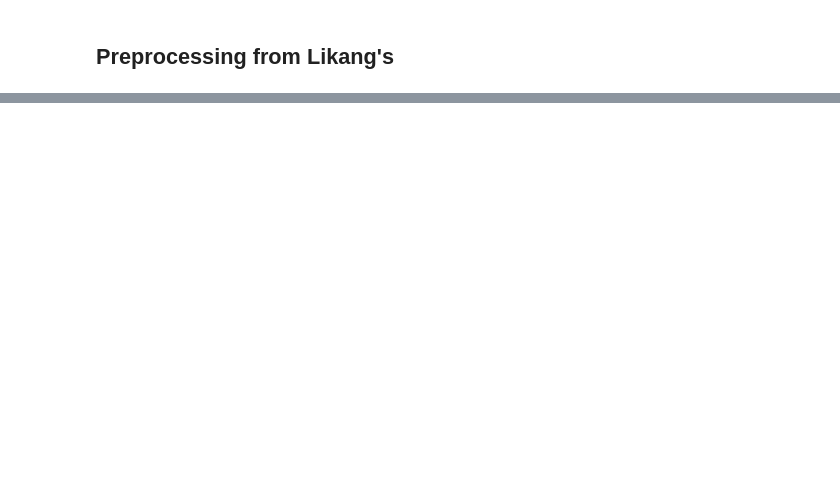
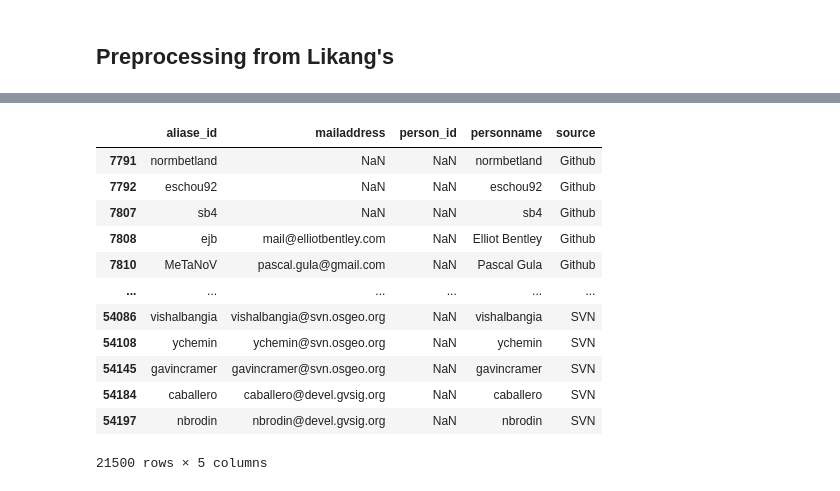
Before and after one commit to zenoWZH/osgeo_datacollection, a Jupyter notebook: dealiase_try.ipynb, the cells around one changed output, grey strips where cells are left out. Saved outputs shown, nothing was run; the diff lists cells and outputs as text; code cells hidden in the pictures; blank space fills up the shorter version.

```diff
--- a/dealiase_try.ipynb
+++ b/dealiase_try.ipynb
@@ -40,0 +178,20 @@ def is_coding(file_path):
+# %%
+commits_df = df_aliase[df_aliase['source'] == 'Github'].append(df_aliase[df_aliase['source'] == 'SVN'])
+# %%
+commits_df.loc[commits_df['personname'].isnull(),'personname'] = commits_df[commits_df['personname'].isnull()]['aliase_id']
+# %%
+commits_df
+# %% [output]
+|  | aliase_id | mailaddress | person_id | personname | source |
+| 7791 | normbetland | NaN | NaN | normbetland | Github |
+| 7792 | eschou92 | NaN | NaN | eschou92 | Github |
+| 7807 | sb4 | NaN | NaN | sb4 | Github |
+| 7808 | ejb | mail@elliotbentley.com | NaN | Elliot Bentley | Github |
+| 7810 | MeTaNoV | pascal.gula@gmail.com | NaN | Pascal Gula | Github |
+| ... | ... | ... | ... | ... | ... |
+| 54086 | vishalbangia | vishalbangia@svn.osgeo.org | NaN | vishalbangia | SVN |
+| 54108 | ychemin | ychemin@svn.osgeo.org | NaN | ychemin | SVN |
+| 54145 | gavincramer | gavincramer@svn.osgeo.org | NaN | gavincramer | SVN |
+| 54184 | caballero | caballero@devel.gvsig.org | NaN | caballero | SVN |
+| 54197 | nbrodin | nbrodin@devel.gvsig.org | NaN | nbrodin | SVN |
+21500 rows × 5 columns
```
Also changed, not shown: parts of 15 cells of this notebook.
